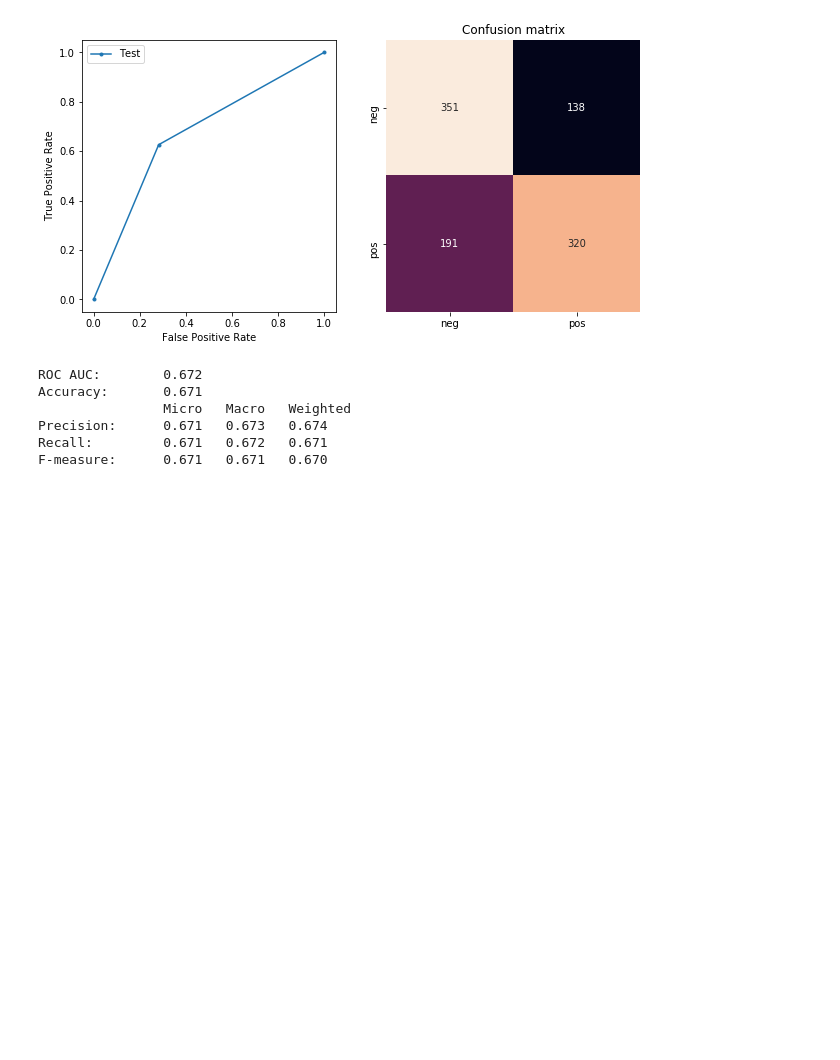
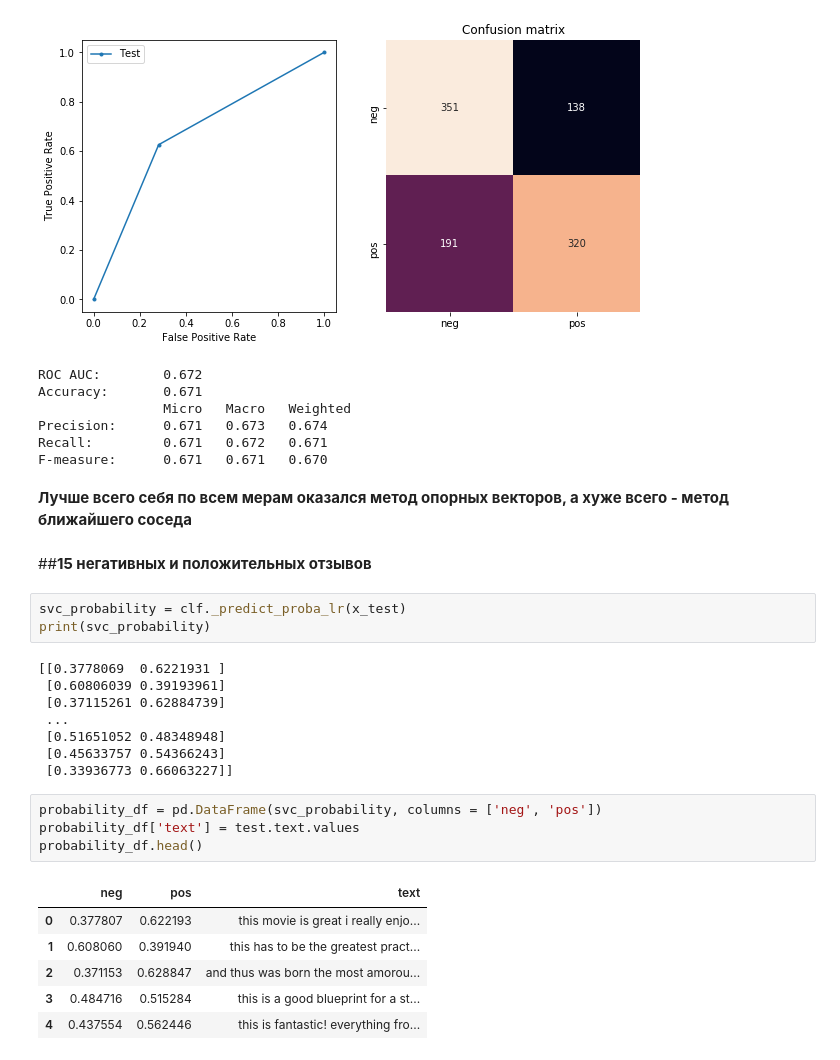
Before and after one commit to MacJei/comp_ling, a Jupyter notebook: ML_hw2.ipynb, the cells around one changed output. Cells and saved outputs as stored; diff of their text form; blank space fills up the shorter version.

```diff
--- a/ML_hw2.ipynb
+++ b/ML_hw2.ipynb
@@ -356,3 +356,29 @@ Accuracy:       0.671
 Precision:      0.671   0.673   0.674
 Recall:         0.671   0.672   0.671
 F-measure:      0.671   0.671   0.670
+# %% [markdown]
+**Лучше всего себя по всем мерам оказался метод опорных векторов, а хуже всего - метод ближайшего соседа**
+# %% [markdown]
+##**15 негативных и положительных отзывов**
+# %%
+svc_probability = clf._predict_proba_lr(x_test)
+print(svc_probability)
+# %% [output]
+[[0.3778069  0.6221931 ]
+ [0.60806039 0.39193961]
+ [0.37115261 0.62884739]
+ ...
+ [0.51651052 0.48348948]
+ [0.45633757 0.54366243]
+ [0.33936773 0.66063227]]
+# %%
+probability_df = pd.DataFrame(svc_probability, columns = ['neg', 'pos'])
+probability_df['text'] = test.text.values
+probability_df.head()
+# %% [output]
+|  | neg | pos | text |
+| 0 | 0.377807 | 0.622193 | this movie is great i really enjo... |
+| 1 | 0.608060 | 0.391940 | this has to be the greatest pract... |
+| 2 | 0.371153 | 0.628847 | and thus was born the most amorou... |
+| 3 | 0.484716 | 0.515284 | this is a good blueprint for a st... |
+| 4 | 0.437554 | 0.562446 | this is fantastic! everything fro... |
```
Also changed, not shown: parts of 13 cells of this notebook.
